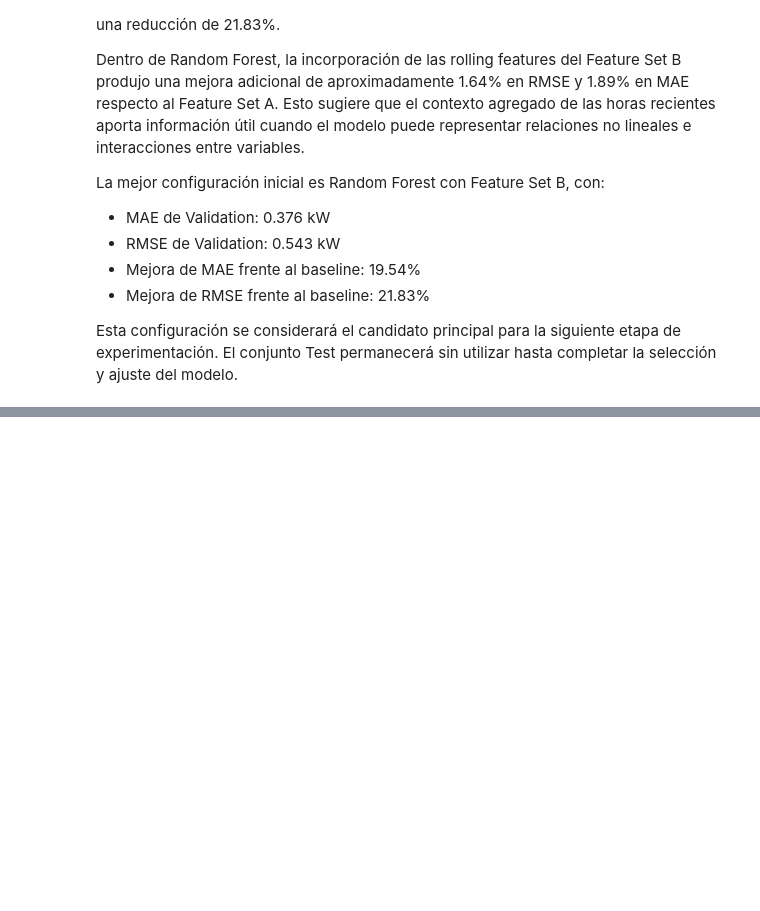
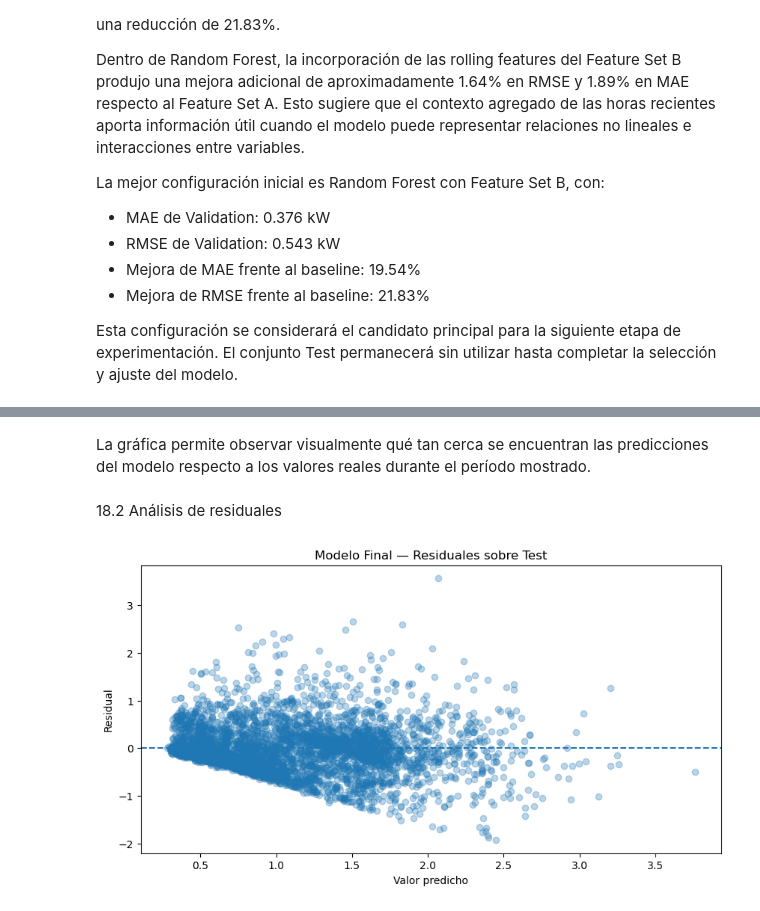
Before and after one commit to alexandrachr2303/Proyecto-Household-Power-G7, a Jupyter notebook: 02_timeseries_feature_engineering_modeling.ipynb, the cells around one changed output, grey strips where cells are left out. Saved outputs shown, nothing was run; the diff lists cells and outputs as text; code cells hidden in the pictures; blank space fills up the shorter version.

```diff
--- a/02_timeseries_feature_engineering_modeling.ipynb
+++ b/02_timeseries_feature_engineering_modeling.ipynb
@@ -2478,0 +3529,40 @@ completar la selección y ajuste del modelo.
+# %% [markdown]
+La gráfica permite observar visualmente qué tan cerca se encuentran las predicciones del modelo respecto a los valores reales durante el período mostrado.
+# %% [markdown]
+18.2 Análisis de residuales
+# %%
+residuos_finales = (
+    y_test.to_numpy()
+    - pred_test
+)
+
+fig_res, ax = plt.subplots(
+    figsize=(10, 5)
+)
+
+ax.scatter(
+    pred_test,
+    residuos_finales,
+    alpha=0.3
+)
+
+ax.axhline(
+    0,
+    linestyle="--"
+)
+
+ax.set_title(
+    "Modelo Final — Residuales sobre Test"
+)
+
+ax.set_xlabel(
+    "Valor predicho"
+)
+
+ax.set_ylabel(
+    "Residual"
+)
+
+plt.show()
+# %% [output]
+[figure, added]
```
Also changed, not shown: parts of 96 cells of this notebook, 1 other file.
